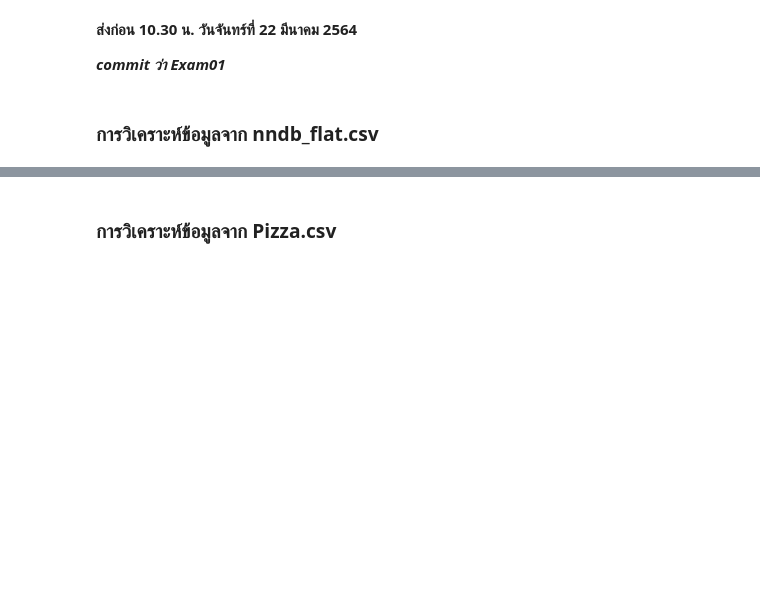
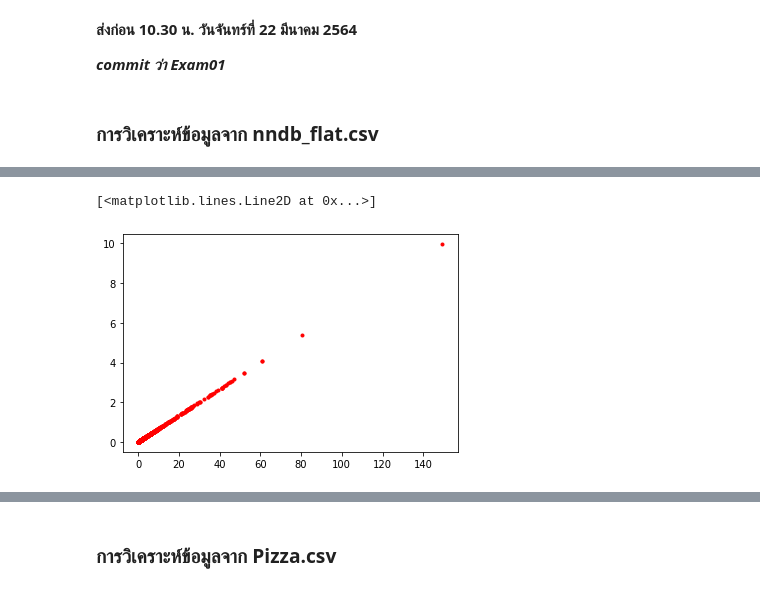
Before and after one commit to kittimaxz/multivariate, a Jupyter notebook: Exam01.ipynb, the cells around one changed output, grey strips where cells are left out. Cells and saved outputs as stored; diff of their text form; code cells hidden in the pictures; blank space fills up the shorter version.

```diff
--- a/Exam01.ipynb
+++ b/Exam01.ipynb
@@ -10,0 +55,3 @@
+# %%
+newdata1=data1.iloc[:,7:]
+newdata1.head()
@@ -10,0 +130,5 @@
+# %%
+plt.plot(newdata1.iloc[:,10],newdata1.iloc[:,27],'r.')
+# %% [output]
+[<matplotlib.lines.Line2D at 0x...>]
+[figure, added]
```
Also changed, not shown: parts of 48 cells of this notebook.
